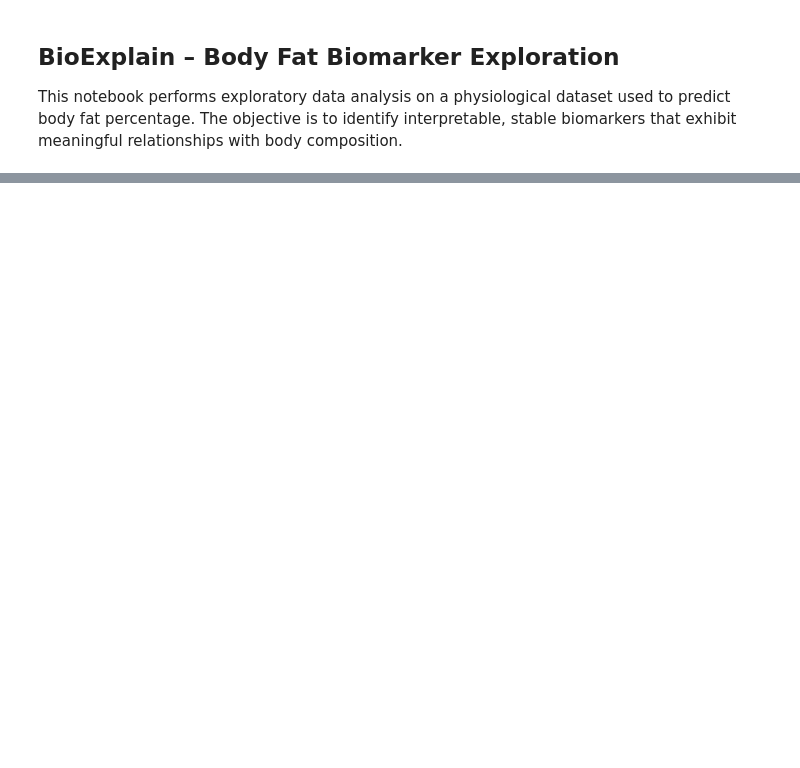
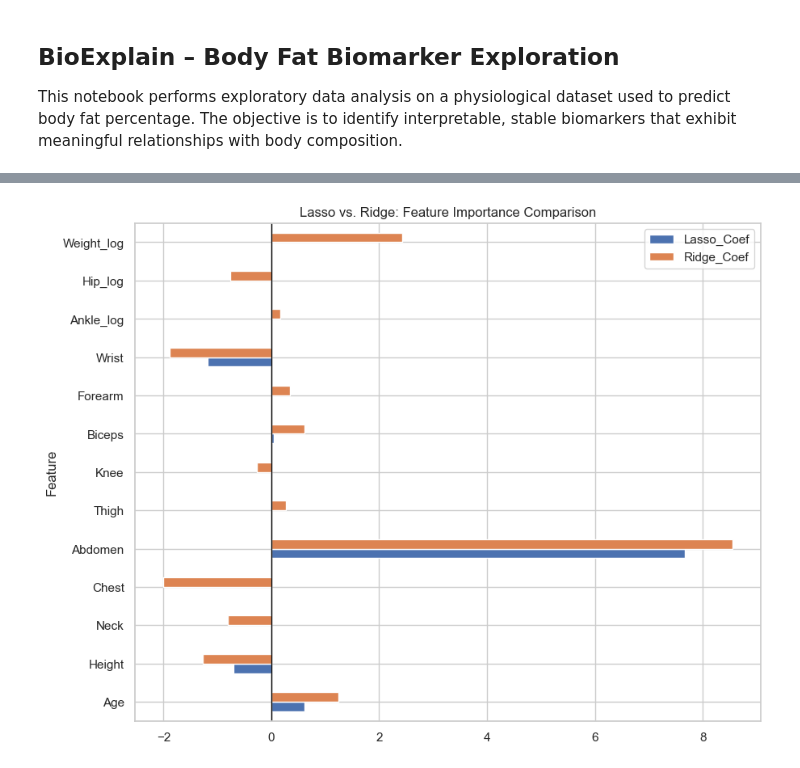
Before and after one commit to ak-301/bioexplain-interpretable-ml, a Jupyter notebook: notebooks/01_bodyfat_eda.ipynb, the cells around one changed output, grey strips where cells are left out. Cells and saved outputs as stored; diff of their text form; code cells hidden in the pictures; blank space fills up the shorter version.

```diff
--- a/notebooks/01_bodyfat_eda.ipynb
+++ b/notebooks/01_bodyfat_eda.ipynb
@@ -173,0 +315,16 @@ SyntaxError: invalid decimal literal (116256155.py, line 2)
+# %%
+lasso_model = models_to_test["Lasso (All Features)"][0]
+ridge_model = models_to_test["Ridge (All Features)"][0]
+
+coef_comparison = pd.DataFrame({
+    "Feature": X_all.columns,
+    "Lasso_Coef": lasso_model.coef_,
+    "Ridge_Coef": ridge_model.coef_
+})
+
+coef_comparison.set_index("Feature").plot(kind="barh", figsize=(10, 8))
+plt.axvline(x=0, color='black', linestyle='-', linewidth=1)
+plt.title("Lasso vs. Ridge: Feature Importance Comparison")
+plt.show()
+# %% [output]
+[figure, added]
```
Also changed, not shown: parts of 48 cells of this notebook, 2 other files.
